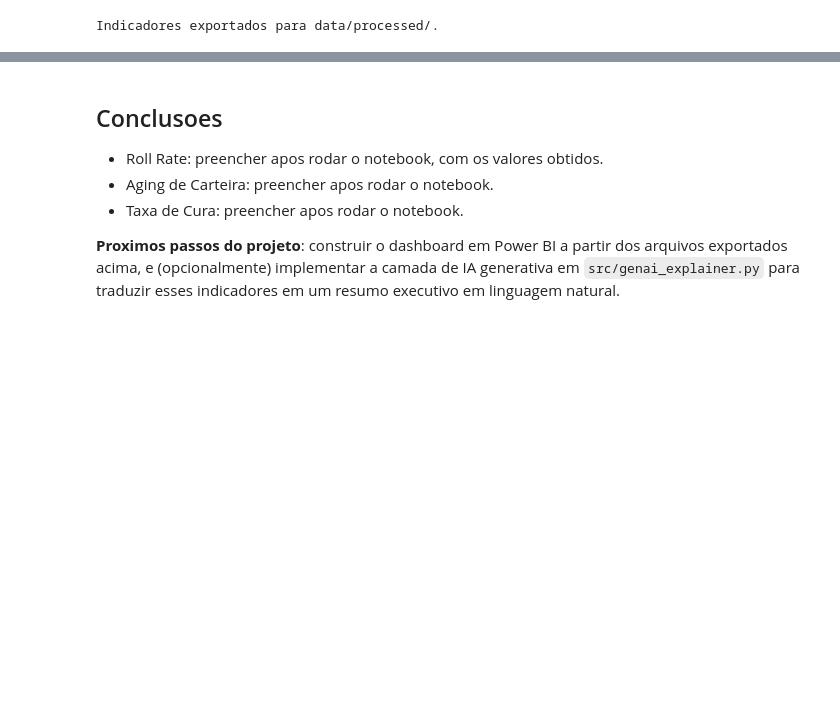
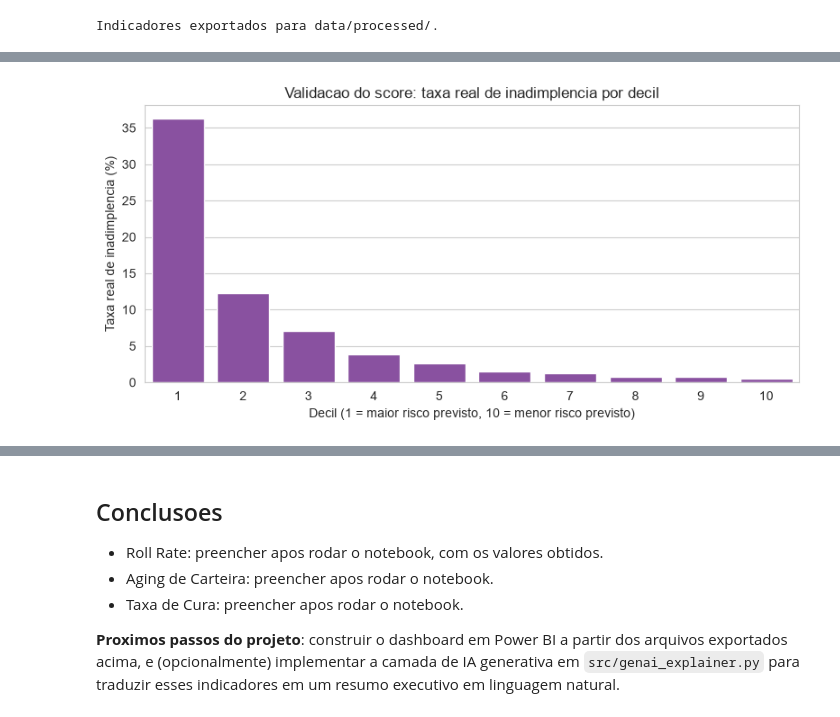
Before and after one commit to fernando-marconi/credit-risk-recovery-analytics, a Jupyter notebook: notebooks/05_indicadores_negocio.ipynb, the cells around one changed output, grey strips where cells are left out. Cells and saved outputs as stored; diff of their text form; code cells hidden in the pictures; blank space fills up the shorter version.

```diff
--- a/notebooks/05_indicadores_negocio.ipynb
+++ b/notebooks/05_indicadores_negocio.ipynb
@@ -156,0 +164,10 @@ Indicadores exportados para data/processed/.
+# %%
+import joblib
+from src.train import split_data
+from src.evaluate import build_score_deciles, assign_risk_segment
+
+pipeline_final = joblib.load("../models/lightgbm.joblib")
+_, X_test, _, y_test = split_data(df)
+
+y_pred_proba = pipeline_final.predict_proba(X_test)[:, 1]
+print(f"Probabilidades calculadas para {len(y_pred_proba):,} clientes do conjunto de teste.")
@@ -156,0 +184,3 @@ Indicadores exportados para data/processed/.
+# %%
+decis_df = build_score_deciles(y_test, y_pred_proba)
+decis_df
@@ -156,0 +199,10 @@ Indicadores exportados para data/processed/.
+# %%
+plt.figure(figsize=(8, 4))
+sns.barplot(x=decis_df["decil"], y=decis_df["taxa_inadimplencia_real"] * 100, color="#8e44ad")
+plt.xlabel("Decil (1 = maior risco previsto, 10 = menor risco previsto)")
+plt.ylabel("Taxa real de inadimplencia (%)")
+plt.title("Validacao do score: taxa real de inadimplencia por decil")
+plt.tight_layout()
+plt.show()
+# %% [output]
+[figure, added]
```
Also changed, not shown: parts of 7 cells of this notebook, 3 other files.
